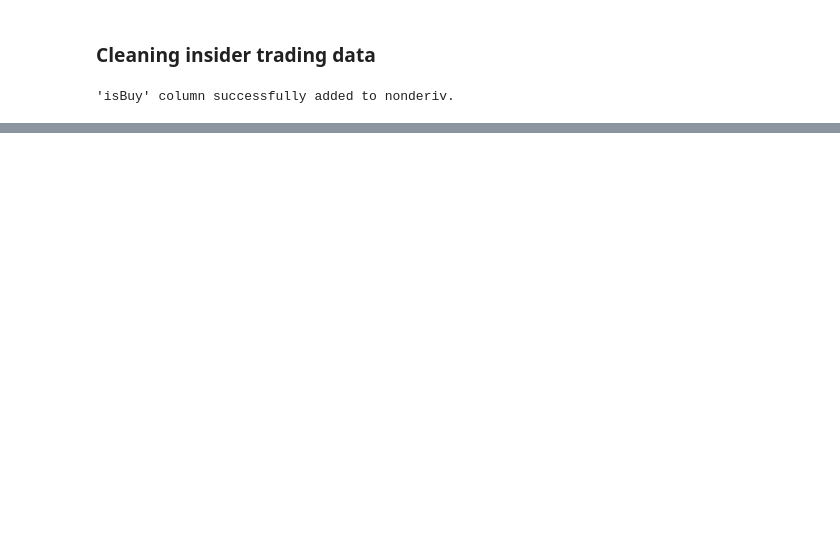
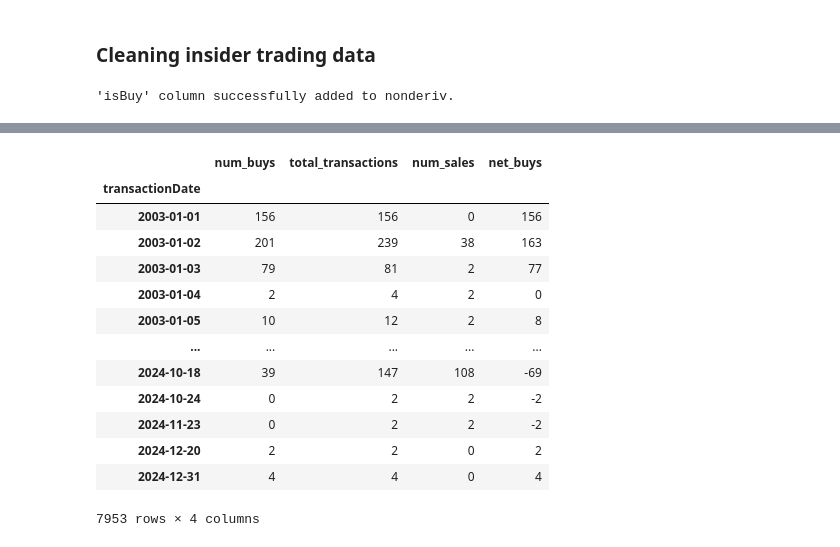
Before and after one commit to blahajj/cs526_proj, a Jupyter notebook: srcipts/data__cleaning/insider_data_cleaning.ipynb, the cells around one changed output, grey strips where cells are left out. Cells and saved outputs as stored; diff of their text form; code cells hidden in the pictures; blank space fills up the shorter version.

```diff
--- a/srcipts/data__cleaning/insider_data_cleaning.ipynb
+++ b/srcipts/data__cleaning/insider_data_cleaning.ipynb
@@ -87,0 +104,25 @@ conn.close()
+# %%
+table_name = 'nonderiv'
+select_date_and_buy_query = f"""
+SELECT transactionDate, isBuy FROM {table_name}
+WHERE isBuy IS NOT NULL;
+"""
+
+nonderiv = pd.read_sql_query(select_date_and_buy_query, conn)
+# %%
+nonderiv['transactionDate'] = nonderiv['transactionDate'].str.strip()
+nonderiv['transactionDate'] = nonderiv['transactionDate'].str.replace(' ', '')
+nonderiv['transactionDate'] = nonderiv['transactionDate'].str.replace('--', '-')
+nonderiv['transactionDate'] = nonderiv['transactionDate'].str.replace('000', '200')
+
+# parse datetime
+nonderiv['transactionDate'] = pd.to_datetime(nonderiv['transactionDate'], format='%Y-%m-%d', errors='coerce')
+nonderiv.dropna(inplace=True)
+
+# Filter the DataFrame to keep only dates between 2003 and 2024
+start_date = pd.to_datetime('2003-01-01')
+end_date = pd.to_datetime('2024-12-31')
+nonderiv = nonderiv[(nonderiv['transactionDate'] >= start_date) & (nonderiv['transactionDate'] <= end_date)]
+
+nonderiv.set_index('transactionDate', inplace=True)
+nonderiv = nonderiv.sort_index()
@@ -87,0 +149,11 @@ conn.close()
+# %%
+nonderiv_grouped = nonderiv.groupby(nonderiv.index)
+
+# Calculate the number of buys and total transactions for each day
+nonderiv_daily_stats = nonderiv_grouped['isBuy'].agg(['sum', 'count']).rename(columns={'sum': 'num_buys', 'count': 'total_transactions'})
+
+# Calculate the number of sales
+nonderiv_daily_stats['num_sales'] = nonderiv_daily_stats['total_transactions'] - nonderiv_daily_stats['num_buys']
+
+# Calculate net buys
+nonderiv_daily_stats['net_buys'] = nonderiv_daily_stats['num_buys'] - nonderiv_daily_stats['num_sales']
@@ -87,0 +162,17 @@ conn.close()
+# %%
+nonderiv_daily_stats
+# %% [output]
+|  | num_buys | total_transactions | num_sales | net_buys |
+| transactionDate |  |  |  |  |
+| 2003-01-01 | 156 | 156 | 0 | 156 |
+| 2003-01-02 | 201 | 239 | 38 | 163 |
+| 2003-01-03 | 79 | 81 | 2 | 77 |
+| 2003-01-04 | 2 | 4 | 2 | 0 |
+| 2003-01-05 | 10 | 12 | 2 | 8 |
+| ... | ... | ... | ... | ... |
+| 2024-10-18 | 39 | 147 | 108 | -69 |
+| 2024-10-24 | 0 | 2 | 2 | -2 |
+| 2024-11-23 | 0 | 2 | 2 | -2 |
+| 2024-12-20 | 2 | 2 | 0 | 2 |
+| 2024-12-31 | 4 | 4 | 0 | 4 |
+7953 rows × 4 columns
```
Also changed, not shown: parts of 10 cells of this notebook, 3 other files.
